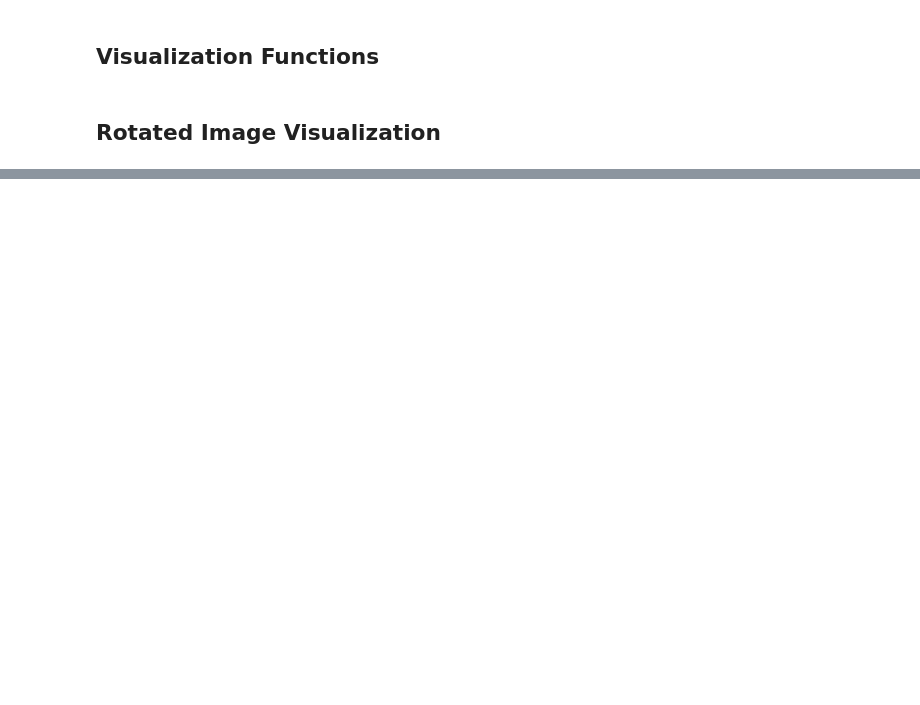
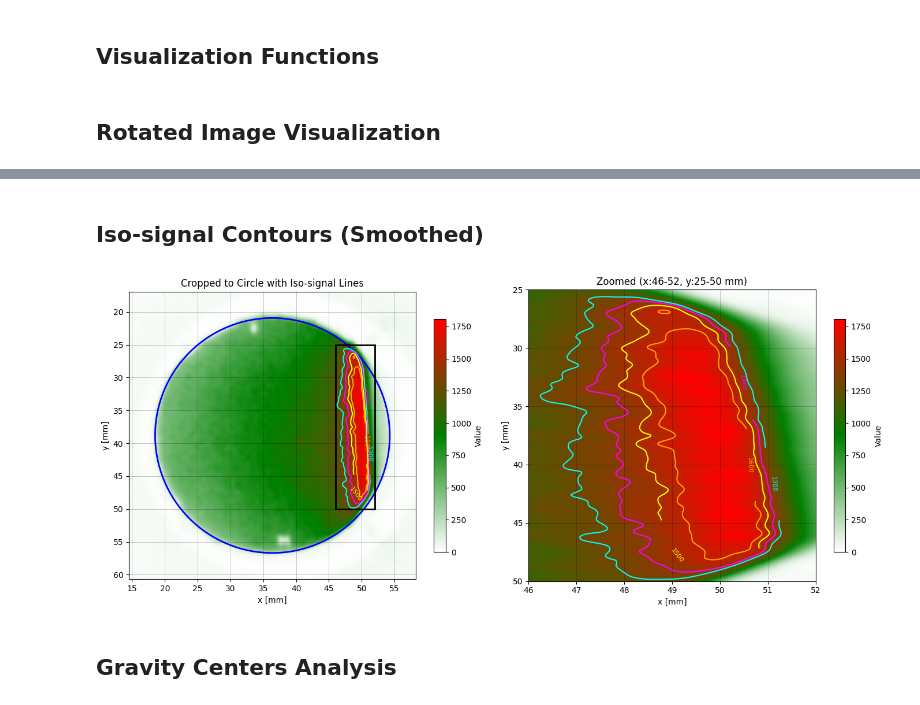
Before and after one commit to grzanka/osl_mb_foils, a Jupyter notebook: notebooks/pub_something_2026/mbo_foils/0.2-match-aic144_single.ipynb, the cells around one changed output, grey strips where cells are left out. Saved outputs shown, nothing was run; the diff lists cells and outputs as text; code cells hidden in the pictures; blank space fills up the shorter version.

```diff
--- a/notebooks/pub_something_2026/mbo_foils/0.2-match-aic144_single.ipynb
+++ b/notebooks/pub_something_2026/mbo_foils/0.2-match-aic144_single.ipynb
@@ -172,0 +174,48 @@ plot_foil_with_profiles(
+# %% [markdown]
+## Iso-signal Contours (Smoothed)
+# %%
+# Aggressive smoothing to remove salt & pepper noise
+import scipy.ndimage as ndi
+img_smooth = ndi.median_filter(image_rotated, size=7)
+img_smooth = ndi.gaussian_filter(img_smooth, sigma=3)
+
+h, w = img_smooth.shape
+x_mm, y_mm = np.arange(w) * PIXEL_SIZE_MM, np.arange(h) * PIXEL_SIZE_MM
+extent = [0, w * PIXEL_SIZE_MM, h * PIXEL_SIZE_MM, 0]
+levels = [1300, 1400, 1500, 1600]
+
+# Zoom limits
+margin_mm = 4.0
+cx_mm, cy_mm = circle_rotated.x * PIXEL_SIZE_MM, circle_rotated.y * PIXEL_SIZE_MM
+r_mm = circle_rotated.r * PIXEL_SIZE_MM
+xlim_crop = (cx_mm - r_mm - margin_mm, cx_mm + r_mm + margin_mm)
+ylim_crop = (cy_mm + r_mm + margin_mm, cy_mm - r_mm - margin_mm)
+zoom_xlim, zoom_ylim = (46, 52), (50, 25)
+
+fig, axes = plt.subplots(1, 2, figsize=(14, 6))
+cmap = create_white_green_red_cmap()
+
+for i, (ax, xlim, ylim, aspect, title) in enumerate([
+    (axes[0], xlim_crop, ylim_crop, 'equal', 'Cropped to Circle with Iso-signal Lines'),
+    (axes[1], zoom_xlim, zoom_ylim, 'auto', f'Zoomed (x:{zoom_xlim[0]}-{zoom_xlim[1]}, y:{zoom_ylim[1]}-{zoom_ylim[0]} mm)')
+]):
+    im = ax.imshow(img_smooth, cmap=cmap, extent=extent, aspect=aspect)
+    cs = ax.contour(x_mm, y_mm, img_smooth, levels=levels, colors=['cyan', 'magenta', 'yellow', 'orange'], linewidths=1.5)
+    ax.clabel(cs, inline=True, fontsize=8)
+    ax.set_xlim(xlim); ax.set_ylim(ylim)
+    ax.set(xlabel='x [mm]', ylabel='y [mm]', title=title)
+    ax.grid(True, lw=0.5, c='k', alpha=0.3)
+    plt.colorbar(im, ax=ax, shrink=0.8, label='Value')
+
+    if i == 0:  # Left plot: add circle and zoom rectangle
+        ax.add_patch(plt.Circle((cx_mm, cy_mm), r_mm, color='blue', fill=False, lw=2))
+        from matplotlib.patches import Rectangle
+        ax.add_patch(Rectangle((zoom_xlim[0], zoom_ylim[1]), zoom_xlim[1]-zoom_xlim[0],
+                                zoom_ylim[0]-zoom_ylim[1], ec='black', fc='none', lw=2))
+
+plt.tight_layout()
+plt.show()
+# %% [output]
+[figure, added]
+# %% [markdown]
+## Gravity Centers Analysis
```
Also changed, not shown: parts of 17 cells of this notebook.
